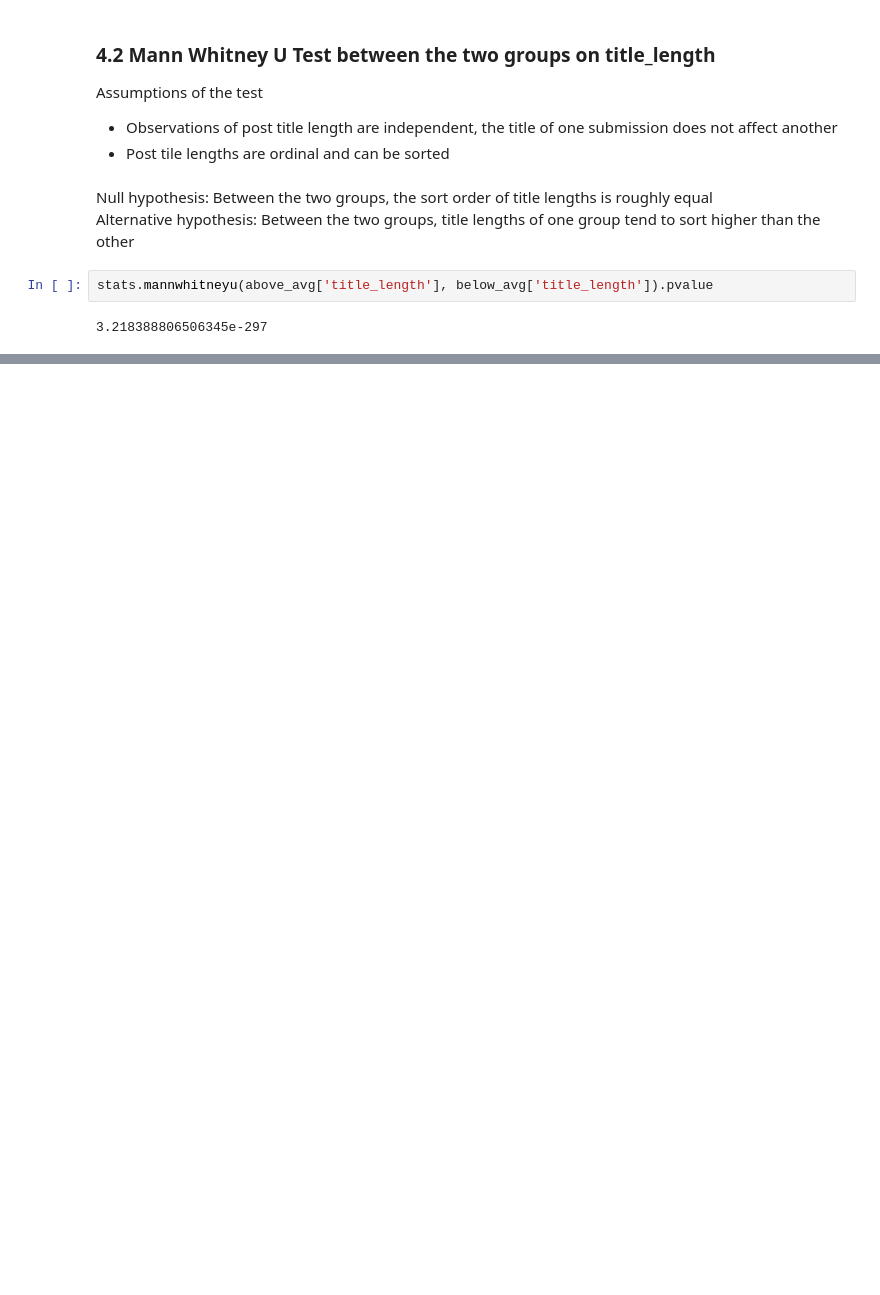
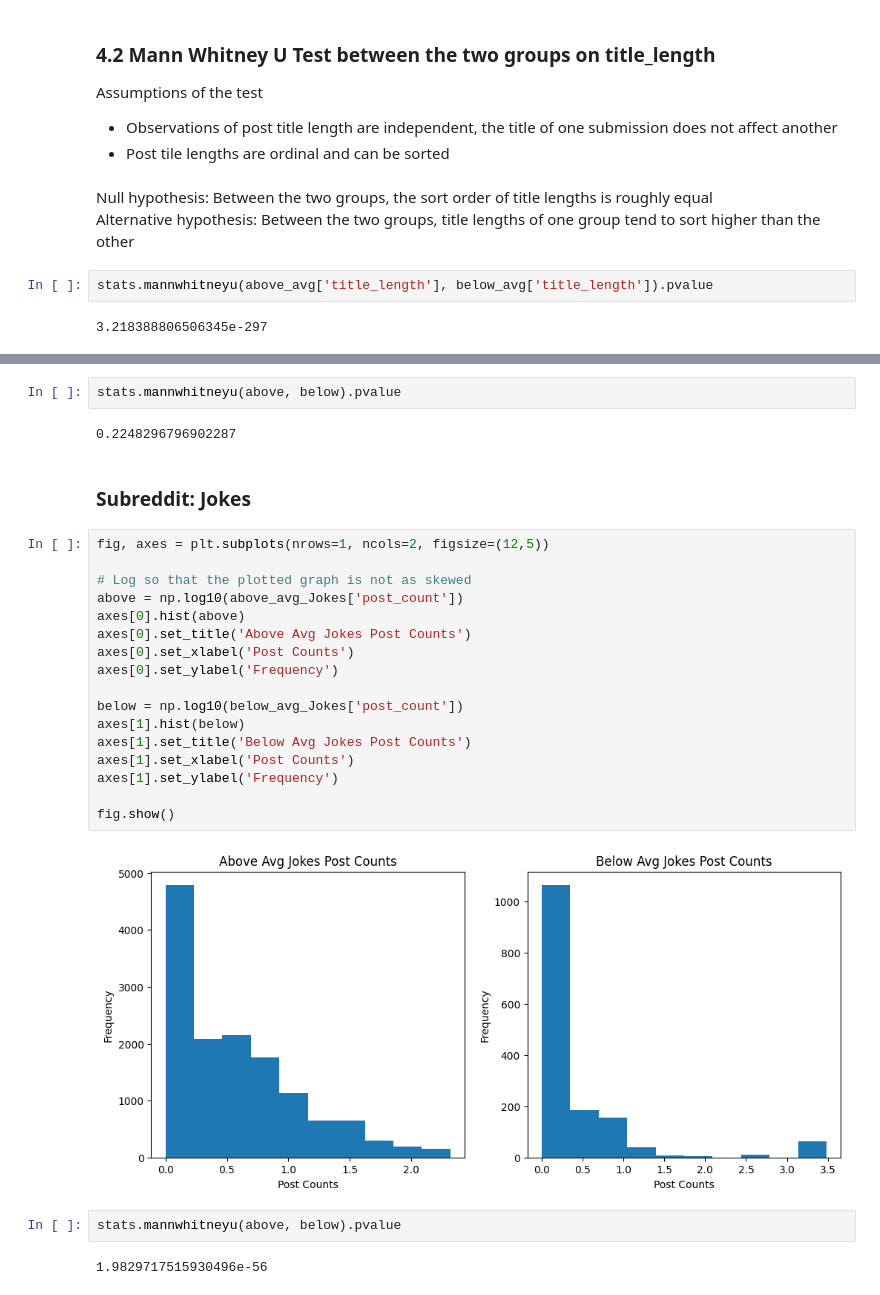
Before and after one commit to Toastjpg/CMPT353-Project, a Jupyter notebook: 4-relationship_analysis.ipynb, the cells around one changed output, grey strips where cells are left out. Saved outputs shown, nothing was run; the diff lists cells and outputs as text; blank space fills up the shorter version.

```diff
--- a/4-relationship_analysis.ipynb
+++ b/4-relationship_analysis.ipynb
@@ -83,0 +158,29 @@ Does the number of posts made in a time period affect the average score of submi
+# %%
+stats.mannwhitneyu(above, below).pvalue
+# %% [output]
+0.2248296796902287
+# %% [markdown]
+### Subreddit: Jokes
+# %%
+fig, axes = plt.subplots(nrows=1, ncols=2, figsize=(12,5))
+
+# Log so that the plotted graph is not as skewed
+above = np.log10(above_avg_Jokes['post_count'])
+axes[0].hist(above)
+axes[0].set_title('Above Avg Jokes Post Counts')
+axes[0].set_xlabel('Post Counts')
+axes[0].set_ylabel('Frequency')
+
+below = np.log10(below_avg_Jokes['post_count'])
+axes[1].hist(below)
+axes[1].set_title('Below Avg Jokes Post Counts')
+axes[1].set_xlabel('Post Counts')
+axes[1].set_ylabel('Frequency')
+
+fig.show()
+# %% [output]
+[figure, added]
+# %%
+stats.mannwhitneyu(above, below).pvalue
+# %% [output]
+1.9829717515930496e-56
```
Also changed, not shown: parts of 27 cells of this notebook, 1 other file.
